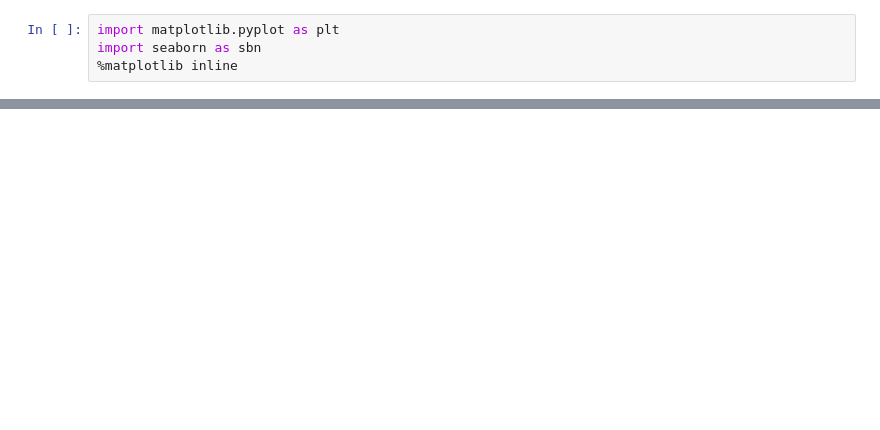
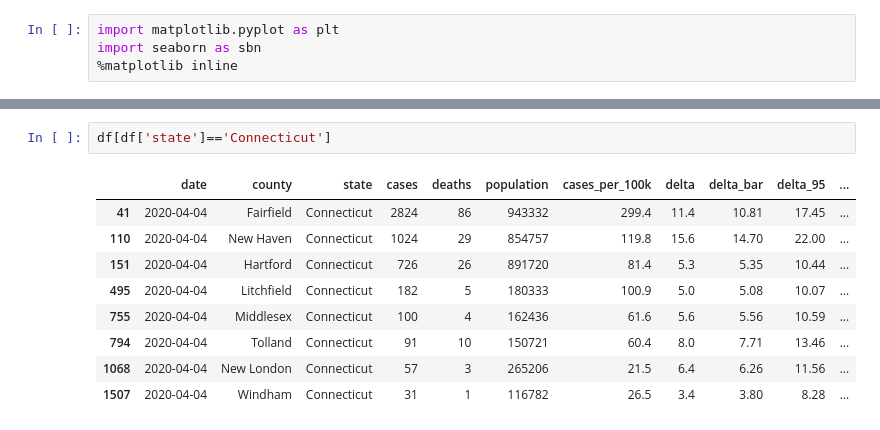
Before and after one commit to jdlafferty/covid-19, a Jupyter notebook: hierarchical-model.ipynb, the cells around one changed output, grey strips where cells are left out. Drawn from its saved outputs; the diff is of its cells as text; blank space fills up the shorter version.

```diff
--- a/hierarchical-model.ipynb
+++ b/hierarchical-model.ipynb
@@ -215,0 +238,12 @@ print(np.array(df['delta']))
+# %%
+df[df['state']=='Connecticut']
+# %% [output]
+|  | date | county | state | cases | deaths | population | cases_per_100k | delta | delta_bar | delta_95 | ... |
+| 41 | 2020-04-04 | Fairfield | Connecticut | 2824 | 86 | 943332 | 299.4 | 11.4 | 10.81 | 17.45 | ... |
+| 110 | 2020-04-04 | New Haven | Connecticut | 1024 | 29 | 854757 | 119.8 | 15.6 | 14.70 | 22.00 | ... |
+| 151 | 2020-04-04 | Hartford | Connecticut | 726 | 26 | 891720 | 81.4 | 5.3 | 5.35 | 10.44 | ... |
+| 495 | 2020-04-04 | Litchfield | Connecticut | 182 | 5 | 180333 | 100.9 | 5.0 | 5.08 | 10.07 | ... |
+| 755 | 2020-04-04 | Middlesex | Connecticut | 100 | 4 | 162436 | 61.6 | 5.6 | 5.56 | 10.59 | ... |
+| 794 | 2020-04-04 | Tolland | Connecticut | 91 | 10 | 150721 | 60.4 | 8.0 | 7.71 | 13.46 | ... |
+| 1068 | 2020-04-04 | New London | Connecticut | 57 | 3 | 265206 | 21.5 | 6.4 | 6.26 | 11.56 | ... |
+| 1507 | 2020-04-04 | Windham | Connecticut | 31 | 1 | 116782 | 26.5 | 3.4 | 3.80 | 8.28 | ... |
```
Also changed, not shown: parts of 9 cells of this notebook.
